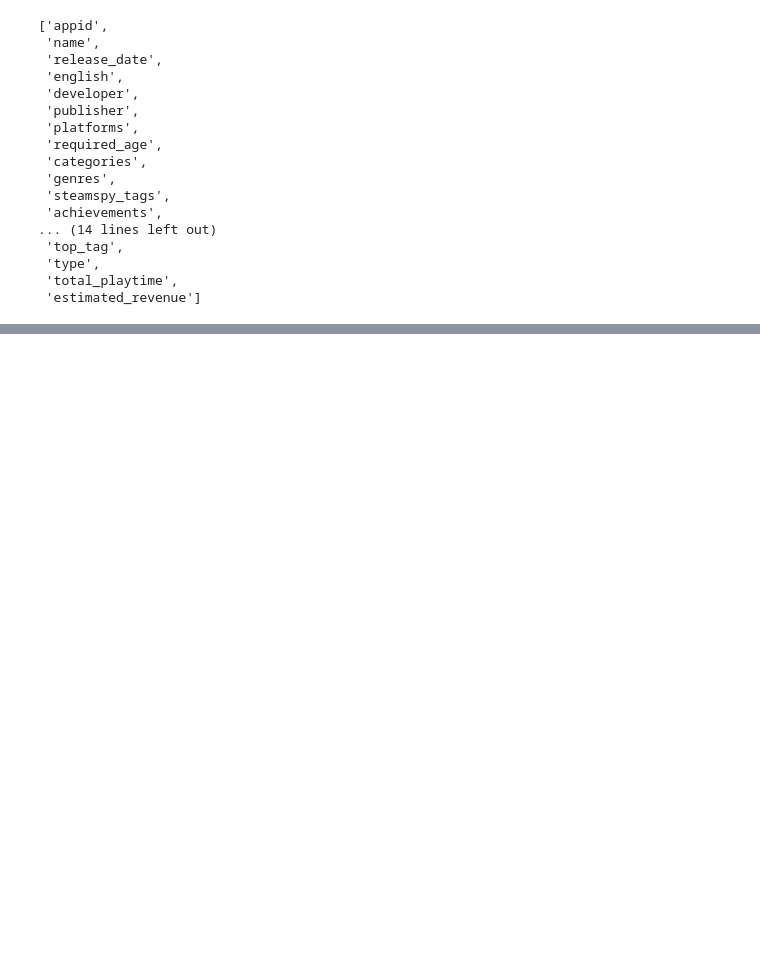
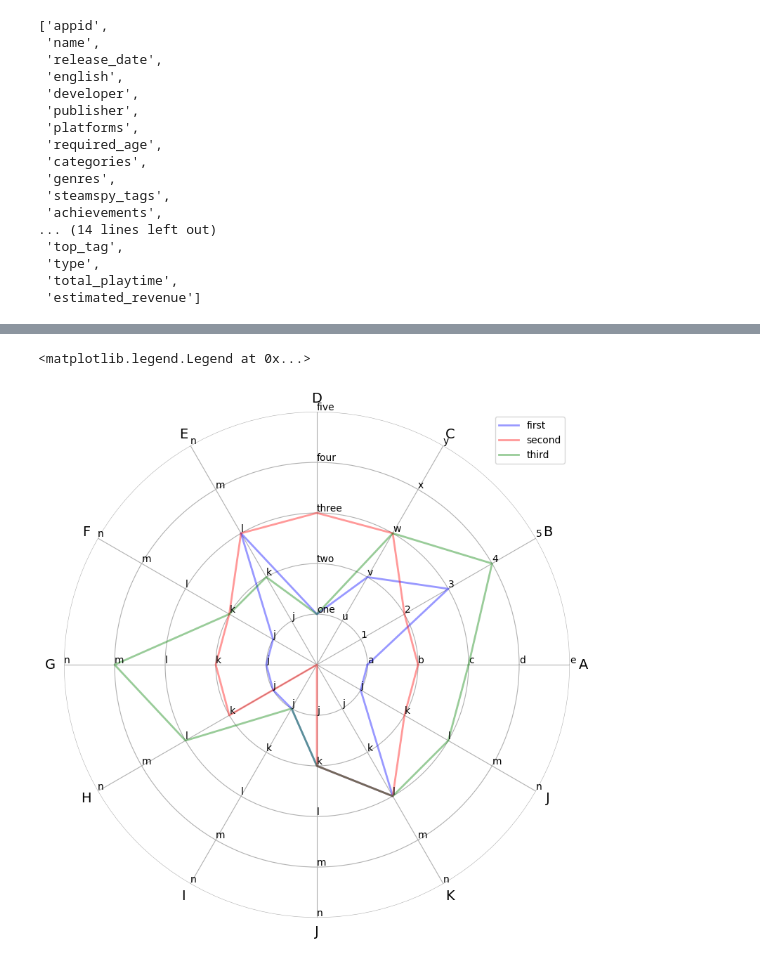
Before and after one commit to Emanum/TU_Visual_Data_Science, a Jupyter notebook: lab2/Steam-Analysis.ipynb, the cells around one changed output, grey strips where cells are left out. Saved outputs shown, nothing was run; the diff lists cells and outputs as text; code cells hidden in the pictures; blank space fills up the shorter version.

Commit message:
prototype radial chart

```diff
--- a/lab2/Steam-Analysis.ipynb
+++ b/lab2/Steam-Analysis.ipynb
@@ -766,7 +766,7 @@ def getStatsDataFrame(df,columnname,combinations,filterType,ergType):
                               lambda row: andFilter(row,columnname,combination)
                           ])
         if(ergType=='mean'):
-            ser = filterErg[avgColumns].mean(numeric_only=False)
+            ser = filterErg[avgColumns].mean(numeric_only=True)
         elif(ergType=='median'):
             ser = filterErg.median(numeric_only=True)
         elif(ergType=='sum'):
@@ -897,0 +961,28 @@ pDF.columns.tolist()
+# %%
+fig = plt.figure(figsize=(8, 8))
+
+tit = list('ABCDEFGHIJKJ')  # 12x
+
+lab = [
+    list('abcde'),
+    list('12345'),
+    list('uvwxy'),
+    ['one', 'two', 'three', 'four', 'five'],
+    list('jklmn'),
+    list('jklmn'),
+    list('jklmn'),
+    list('jklmn'),
+    list('jklmn'),
+    list('jklmn'),
+    list('jklmn'),
+    list('jklmn')
+]
+
+radar = Radar(fig, tit, lab)
+radar.plot([1, 3, 2, 1, 3, 1, 1, 1, 1, 2, 3, 1],  '-', lw=2, color='b', alpha=0.4, label='first')
+radar.plot([2, 2, 3, 3, 3, 2, 2, 2, 0, 2, 3, 2], '-', lw=2, color='r', alpha=0.4, label='second')
+radar.plot([3, 4, 3, 1, 2, 2, 4, 3, 1, 2, 3, 3], '-', lw=2, color='g', alpha=0.4, label='third')
+radar.ax.legend()
+# %% [output]
+<matplotlib.legend.Legend at 0x...>
+[figure, added]
```
Also changed, not shown: parts of 2 cells of this notebook, 2 other files.
